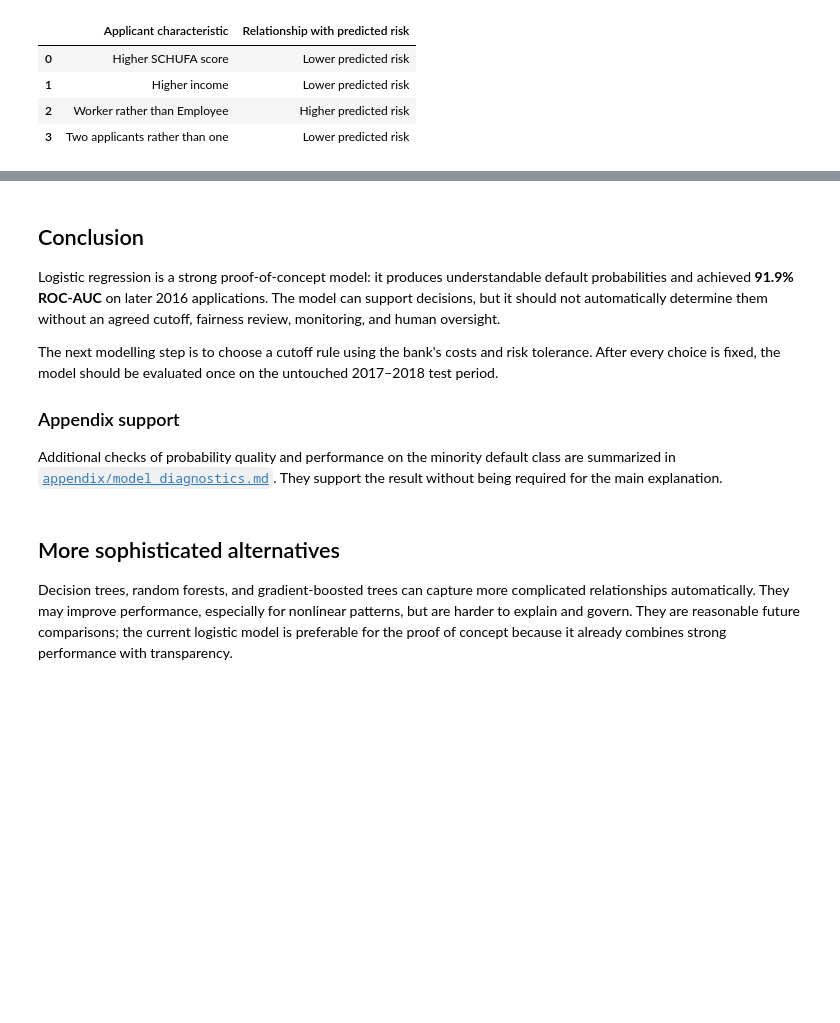
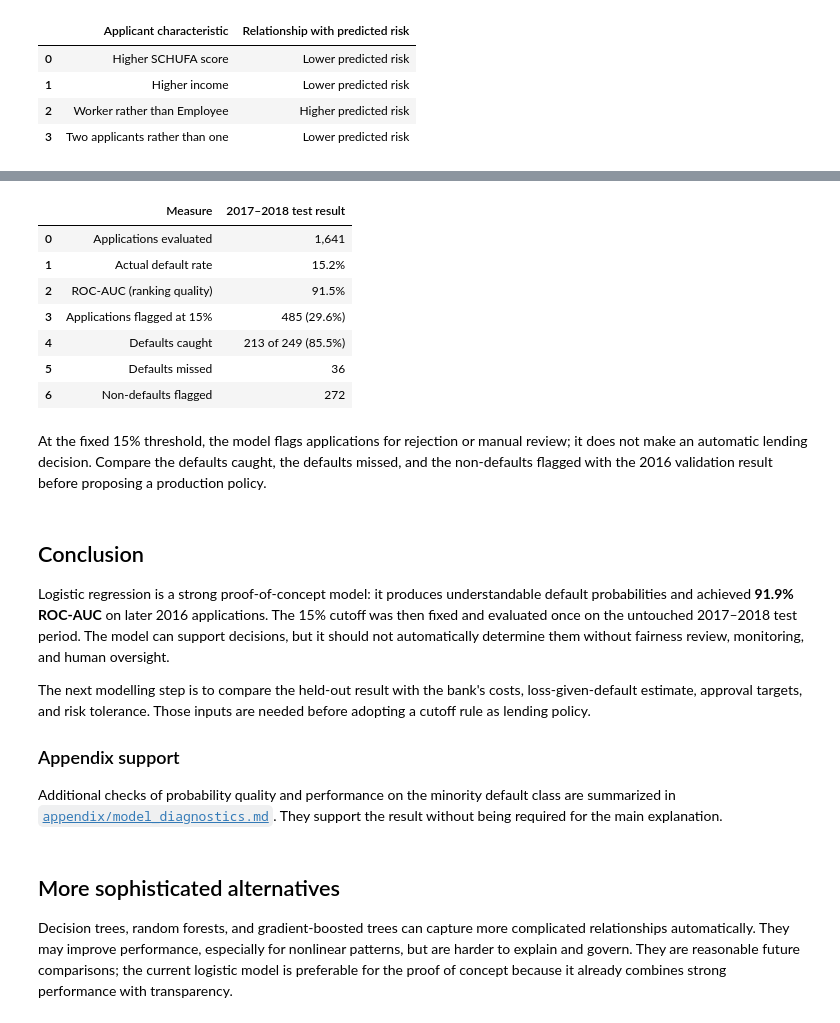
Before and after one commit to jasonchencode/mortgage-default-prediction, a Jupyter notebook: notebooks/03_logistic_regression.ipynb, the cells around one changed output, grey strips where cells are left out. Drawn from its saved outputs; the diff is of its cells as text; code cells hidden in the pictures; blank space fills up the shorter version.

Commit message:
Add testing results

```diff
--- a/notebooks/03_logistic_regression.ipynb
+++ b/notebooks/03_logistic_regression.ipynb
@@ -59,7 +59,8 @@ labelled = mortgage_data.loc[mortgage_data["target_var"].notna()].copy()
 years = labelled["obs_date"].dt.year
 training_data = labelled.loc[years.le(2015)].copy()
 validation_data = labelled.loc[years.eq(2016)].copy()
-test_ids = set(labelled.loc[years.isin([2017, 2018]), "source_row_id"])
+test_data = labelled.loc[years.isin([2017, 2018])].copy()
+test_ids = set(test_data["source_row_id"])
 
 assert len(training_data) == 6_422
 assert len(validation_data) == 838
@@ -67,7 +68,7 @@ assert set(training_data["source_row_id"]).isdisjoint(test_ids)
 assert set(validation_data["source_row_id"]).isdisjoint(test_ids)
 pd.DataFrame({
     "Period": ["Training: 2008–2015", "Validation: 2016", "Test: 2017–2018"],
-    "Records": [len(training_data), len(validation_data), len(test_ids)],
+    "Records": [len(training_data), len(validation_data), len(test_data)],
     "Use": ["Learn the model", "Check and choose the model", "Final evaluation only"],
 })
 # %% [output]
@@ -99,6 +100,8 @@ X_train = model_inputs(training_data)
 y_train = training_data["target_var"].astype(int)
 X_validation = model_inputs(validation_data)
 y_validation = validation_data["target_var"].astype(int)
+X_test = model_inputs(test_data)
+y_test = test_data["target_var"].astype(int)
 
 numeric_preparation = Pipeline([
     ("fill_missing", SimpleImputer(strategy="median")),
@@ -234,9 +241,47 @@ driver_table
+# %%
+fixed_cutoff = 0.15
+test_scores = model.predict_proba(X_test)[:, 1]
+test_flagged = test_scores >= fixed_cutoff
+tn, fp, fn, tp = confusion_matrix(y_test, test_flagged.astype(int), labels=[0, 1]).ravel()
+
+test_summary = pd.DataFrame({
+    "Measure": [
+        "Applications evaluated",
+        "Actual default rate",
+        "ROC-AUC (ranking quality)",
+        "Applications flagged at 15%",
+        "Defaults caught",
+        "Defaults missed",
+        "Non-defaults flagged",
+    ],
+    "2017–2018 test result": [
+        f"{len(y_test):,}",
+        f"{y_test.mean():.1%}",
+        f"{roc_auc_score(y_test, test_scores):.1%}",
+        f"{test_flagged.sum():,} ({test_flagged.mean():.1%})",
+        f"{tp:,} of {int(y_test.sum()):,} ({tp / y_test.sum():.1%})",
+        f"{fn:,}",
+        f"{fp:,}",
+    ],
+})
+test_summary
+# %% [output]
+|  | Measure | 2017–2018 test result |
+| 0 | Applications evaluated | 1,641 |
+| 1 | Actual default rate | 15.2% |
+| 2 | ROC-AUC (ranking quality) | 91.5% |
+| 3 | Applications flagged at 15% | 485 (29.6%) |
+| 4 | Defaults caught | 213 of 249 (85.5%) |
+| 5 | Defaults missed | 36 |
+| 6 | Non-defaults flagged | 272 |
+# %% [markdown]
+At the fixed 15% threshold, the model flags applications for rejection or manual review; it does not make an automatic lending decision. Compare the defaults caught, the defaults missed, and the non-defaults flagged with the 2016 validation result before proposing a production policy.
 # %% [markdown]
 ## Conclusion
 
-Logistic regression is a strong proof-of-concept model: it produces understandable default probabilities and achieved **91.9% ROC-AUC** on later 2016 applications. The model can support decisions, but it should not automatically determine them without an agreed cutoff, fairness review, monitoring, and human oversight.
+Logistic regression is a strong proof-of-concept model: it produces understandable default probabilities and achieved **91.9% ROC-AUC** on later 2016 applications. The 15% cutoff was then fixed and evaluated once on the untouched 2017–2018 test period. The model can support decisions, but it should not automatically determine them without fairness review, monitoring, and human oversight.
 
-The next modelling step is to choose a cutoff rule using the bank's costs and risk tolerance. After every choice is fixed, the model should be evaluated once on the untouched 2017–2018 test period.
+The next modelling step is to compare the held-out result with the bank's costs, loss-given-default estimate, approval targets, and risk tolerance. Those inputs are needed before adopting a cutoff rule as lending policy.
 
 ### Appendix support
 
```
Also changed, not shown: parts of 1 cell of this notebook, 2 other files.
